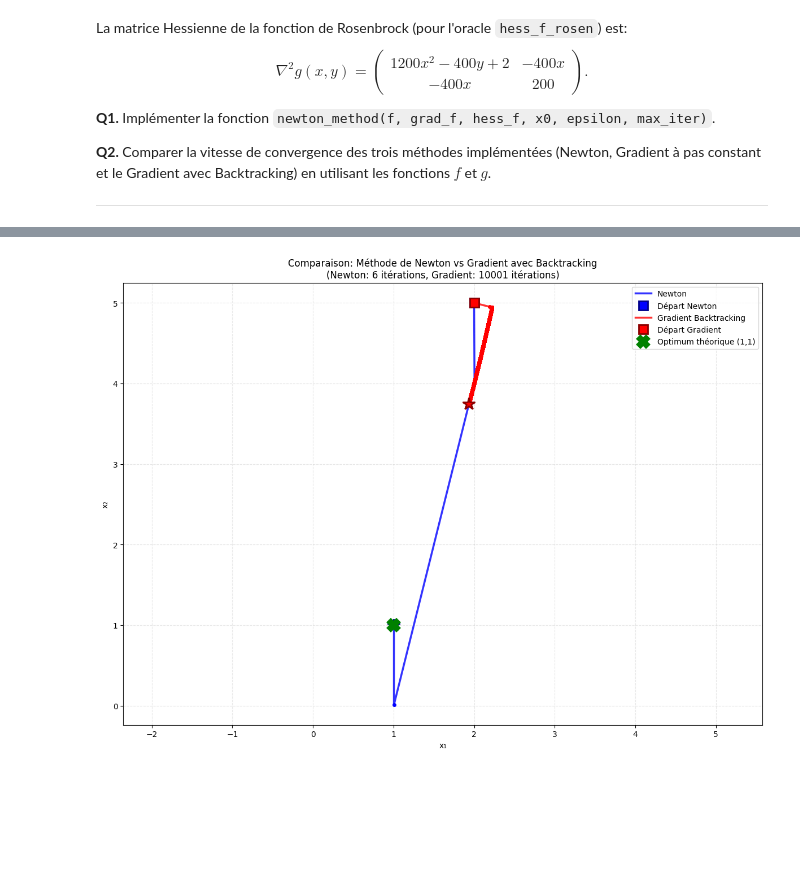
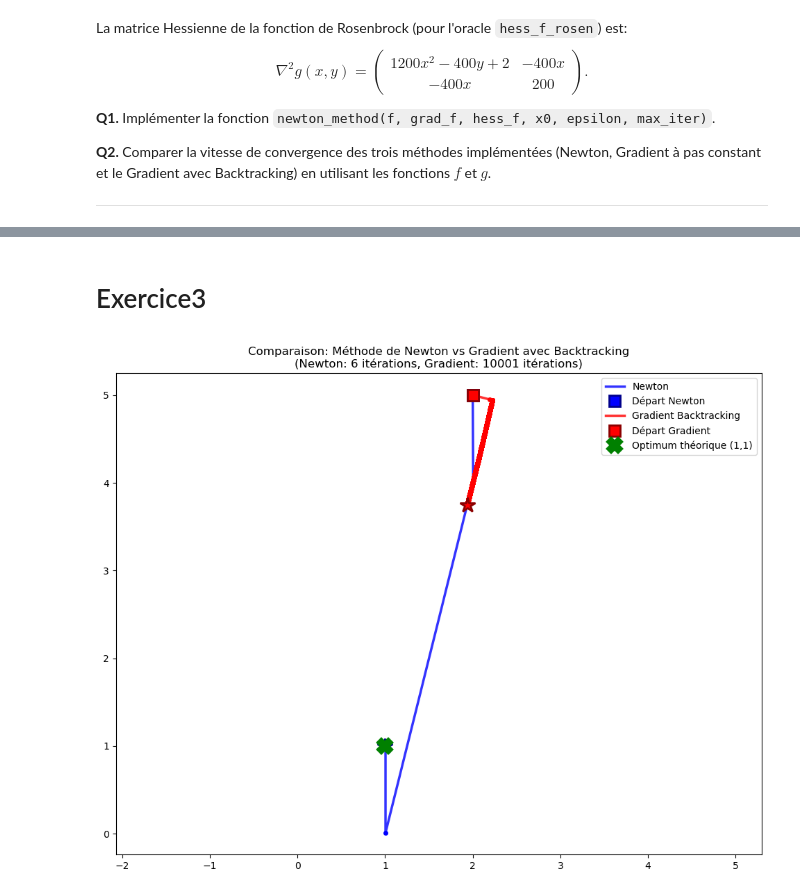
Before and after one commit to hamzajer/BACO, a Jupyter notebook: TP-BACO-Sujet.ipynb, the cells around one changed output, grey strips where cells are left out. Drawn from its saved outputs; the diff is of its cells as text; code cells hidden in the pictures; blank space fills up the shorter version.

```diff
--- a/TP-BACO-Sujet.ipynb
+++ b/TP-BACO-Sujet.ipynb
@@ -175,9 +180,8 @@ minimum trouver apres 116 iterations
 # %%
-#Question4
-#varier: i) les valeurs du pas , ii) plusieurs points initiaux , iii) différents couples .
 couples = [[1,1],[3,12],[4,8]]
-gammas = [0.0001,0.001,0.01]
+gammas = [0.00001,0.001,0.01]
 points_initiaux = [[1,1],[24,0],[-3,-14]]
 for gamma in gammas :
+    print(f"Pour gamma = {gamma}")
     plot_resultat(f_quad,grad_f_quad,[2,5],[1,8],gamma)
 # %% [output]
@@ -298,3 +322,5 @@ le minimum trouve au point de coordonnees :  (1.9355896867168596, 3.748773110820
+# %% [markdown]
+# Exercice3
 # %%
 def hess_f_rosen(x):
     x, y = x[0], x[1]
@@ -319,11 +345,6 @@ def newton_method(f, grad_f, hess_f, x0, epsilon, max_iter = 10000):
 histnewton = newton_method(f_rosen,grad_f_rosen,hess_f_rosen,[2,5],1e-5, 10000)
 hist = gradient_descent_backtracking(f_rosen, grad_f_rosen, [2,5], 2, 0.25, 0.5, 1e-5)
 
-
-
-
-
-
 newton_x = [point[0] for point in histnewton]
 newton_y = [point[1] for point in histnewton]
 
@@ -331,7 +352,7 @@ newton_y = [point[1] for point in histnewton]
 grad_x = [point[0] for point in hist]
 grad_y = [point[1] for point in hist]
 
-# Détermination des limites de la grille (incluant les deux trajectoires)
+# Détermination des limites de la grille
 all_x = newton_x + grad_x
 all_y = newton_y + grad_y
 
@@ -345,44 +366,40 @@ n_points = 200
 x_grid = [x_min + i * (x_max - x_min) / (n_points - 1) for i in range(n_points)]
 y_grid = [y_min + i * (y_max - y_min) / (n_points - 1) for i in range(n_points)]
 
-# Création de X, Y et Z pour les contours (fonction de Rosenbrock)
+# Création de X, Y et Z pour les contours
 X = [[x for x in x_grid] for _ in range(n_points)]
 Y = [[y_grid[i] for _ in range(n_points)] for i in range(n_points)]
 Z = [[f_rosen([X[i][j], Y[i][j]]) for j in range(n_points)] for i in range(n_points)]
 
 # Affichage
 plt.figure(figsize=(12, 9))
 
 # Trajectoire Newton (BLEU)
 plt.plot(newton_x, newton_y, 'b-', label='Newton', linewidth=2.5, alpha=0.8)
 plt.plot(newton_x, newton_y, 'b.', markersize=8)
 plt.plot(newton_x[0], newton_y[0], 'bs', markersize=12,
          markeredgecolor='darkblue', markeredgewidth=2, label='Départ Newton')
 plt.plot(newton_x[-1], newton_y[-1], 'b*', markersize=16,
          markeredgecolor='darkblue', markeredgewidth=2)
 
+
+
 # Trajectoire Gradient avec Backtracking (ROUGE)
 plt.plot(grad_x, grad_y, 'r-', label='Gradient Backtracking', linewidth=2.5, alpha=0.8)
 plt.plot(grad_x, grad_y, 'r.', markersize=8)
-plt.plot(grad_x[0], grad_y[0], 'rs', markersize=12,
-         markeredgecolor='darkred', markeredgewidth=2, label='Départ Gradient')
-plt.plot(grad_x[-1], grad_y[-1], 'r*', markersize=16,
-         markeredgecolor='darkred', markeredgewidth=2)
+plt.plot(grad_x[0], grad_y[0], 'rs', markersize=12, markeredgecolor='darkred', markeredgewidth=2, label='Départ Gradient')
+plt.plot(grad_x[-1], grad_y[-1], 'r*', markersize=16, markeredgecolor='darkred', markeredgewidth=2)
 
-# Marquer l'optimum théorique (1, 1) pour Rosenbrock
 plt.plot(1, 1, 'gX', markersize=14, markeredgewidth=3,
          label='Optimum théorique (1,1)')
 
 plt.title("Comparaison: Méthode de Newton vs Gradient avec Backtracking\n" +
           f"(Newton: {len(histnewton)} itérations, Gradient: {len(hist)} itérations)")
-plt.xlabel("x₁")
-plt.ylabel("x₂")
-plt.legend(loc='best', fontsize=10)
-plt.grid(True, linestyle='--', alpha=0.3)
+
+plt.legend()
 plt.axis('equal')
 
 
-plt.tight_layout()
 plt.show()
 # %% [output]
-[figure, old version]
+[figure, new version]
```
Also changed, not shown: parts of 27 cells of this notebook.
